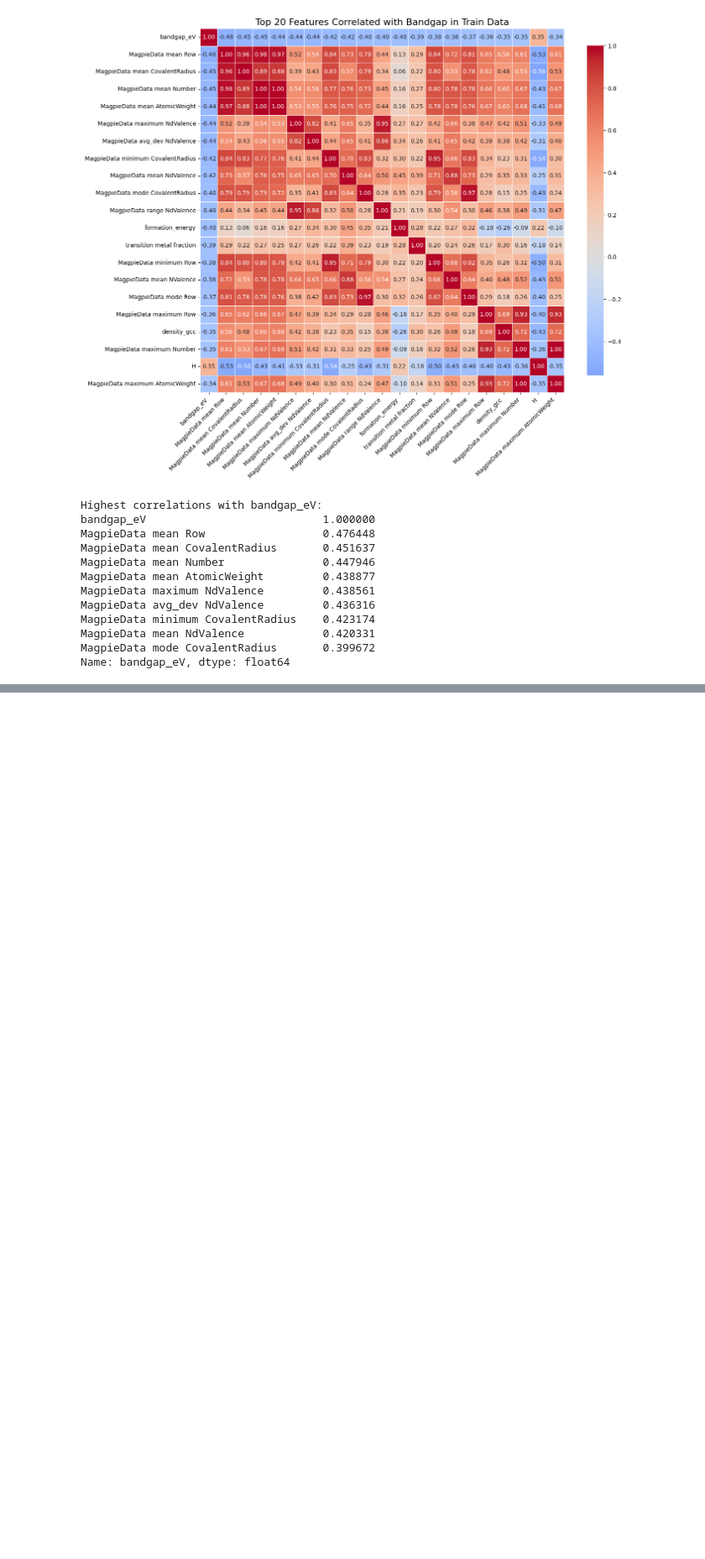
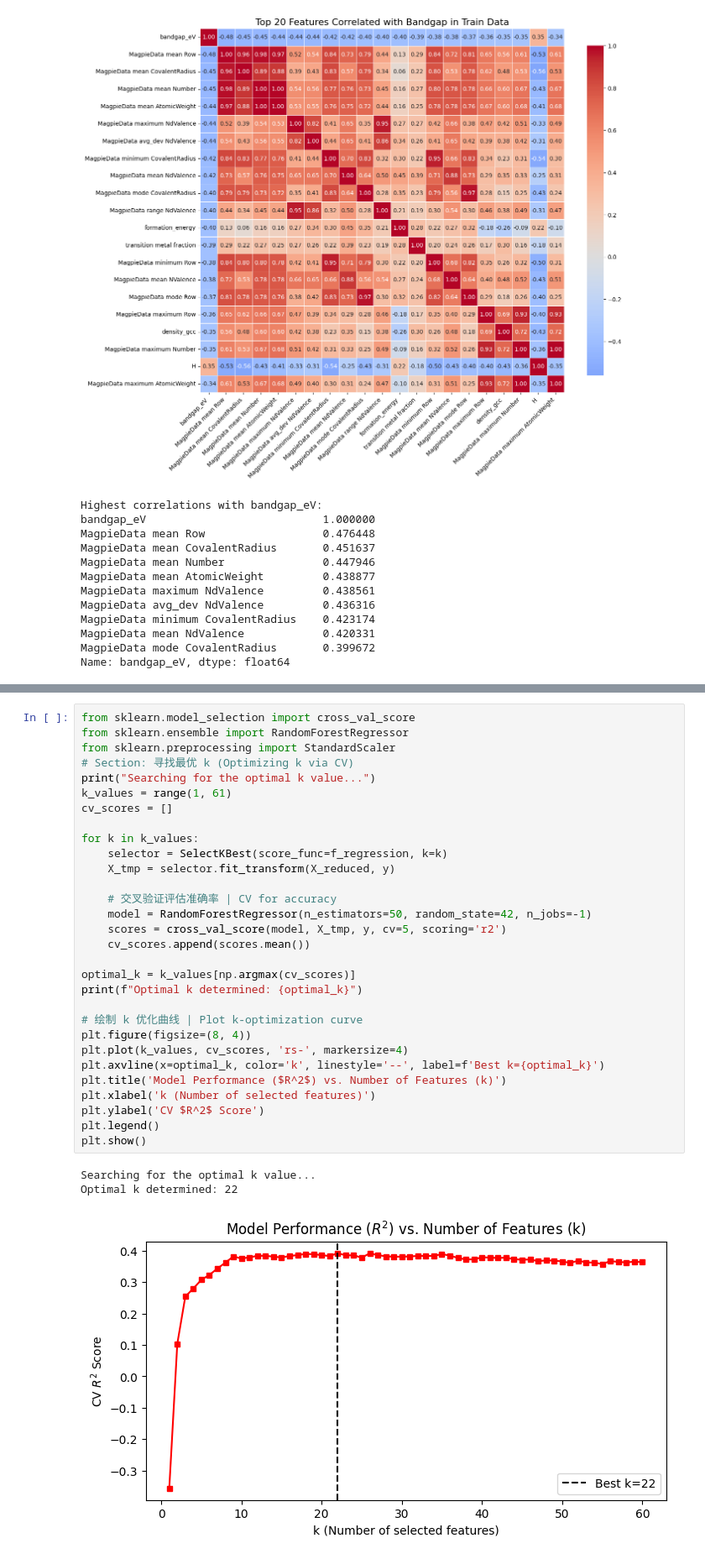
Before and after one commit to xqwu1108-create/MSE1003H_XueqiuWu_1011808741, a Jupyter notebook: A1.ipynb, the cells around one changed output, grey strips where cells are left out. Shown at 84% size. Cells and saved outputs as stored; diff of their text form; blank space fills up the shorter version.

```diff
--- a/A1.ipynb
+++ b/A1.ipynb
@@ -450,0 +589,34 @@ Name: bandgap_eV, dtype: float64
+# %%
+from sklearn.model_selection import cross_val_score
+from sklearn.ensemble import RandomForestRegressor
+from sklearn.preprocessing import StandardScaler
+# Section: 寻找最优 k (Optimizing k via CV)
+print("Searching for the optimal k value...")
+k_values = range(1, 61)
+cv_scores = []
+
+for k in k_values:
+    selector = SelectKBest(score_func=f_regression, k=k)
+    X_tmp = selector.fit_transform(X_reduced, y)
+
+    # 交叉验证评估准确率 | CV for accuracy
+    model = RandomForestRegressor(n_estimators=50, random_state=42, n_jobs=-1)
+    scores = cross_val_score(model, X_tmp, y, cv=5, scoring='r2')
+    cv_scores.append(scores.mean())
+
+optimal_k = k_values[np.argmax(cv_scores)]
+print(f"Optimal k determined: {optimal_k}")
+
+# 绘制 k 优化曲线 | Plot k-optimization curve
+plt.figure(figsize=(8, 4))
+plt.plot(k_values, cv_scores, 'rs-', markersize=4)
+plt.axvline(x=optimal_k, color='k', linestyle='--', label=f'Best k={optimal_k}')
+plt.title('Model Performance ($R^2$) vs. Number of Features (k)')
+plt.xlabel('k (Number of selected features)')
+plt.ylabel('CV $R^2$ Score')
+plt.legend()
+plt.show()
+# %% [output]
+Searching for the optimal k value...
+Optimal k determined: 22
+[figure, added]
```
Also changed, not shown: parts of 5 cells of this notebook.
